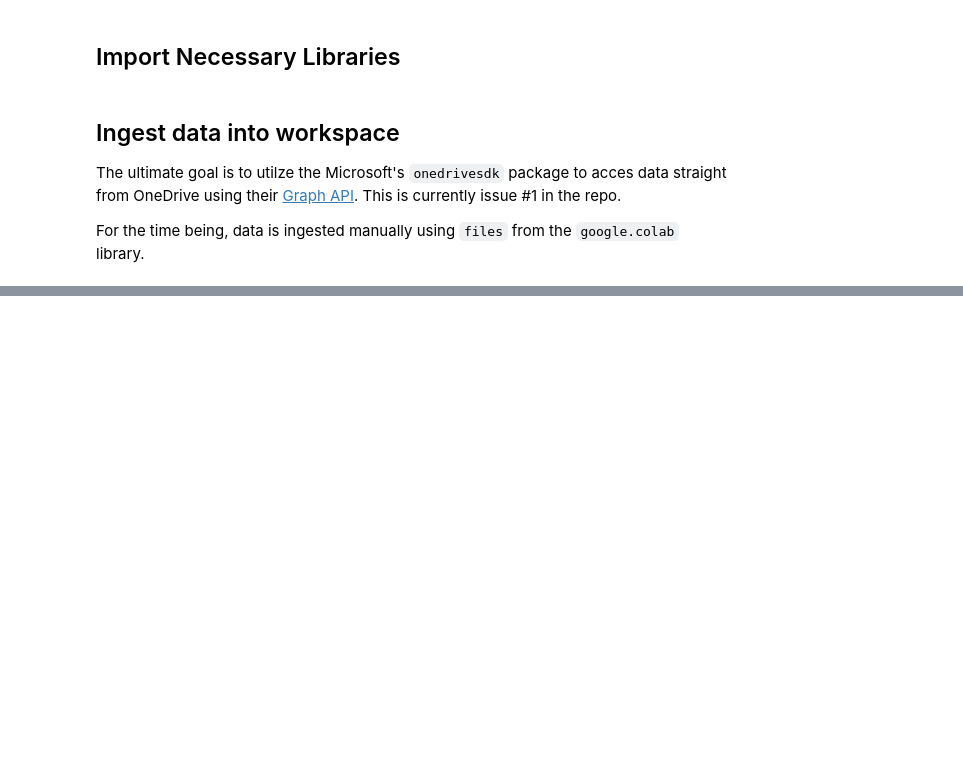
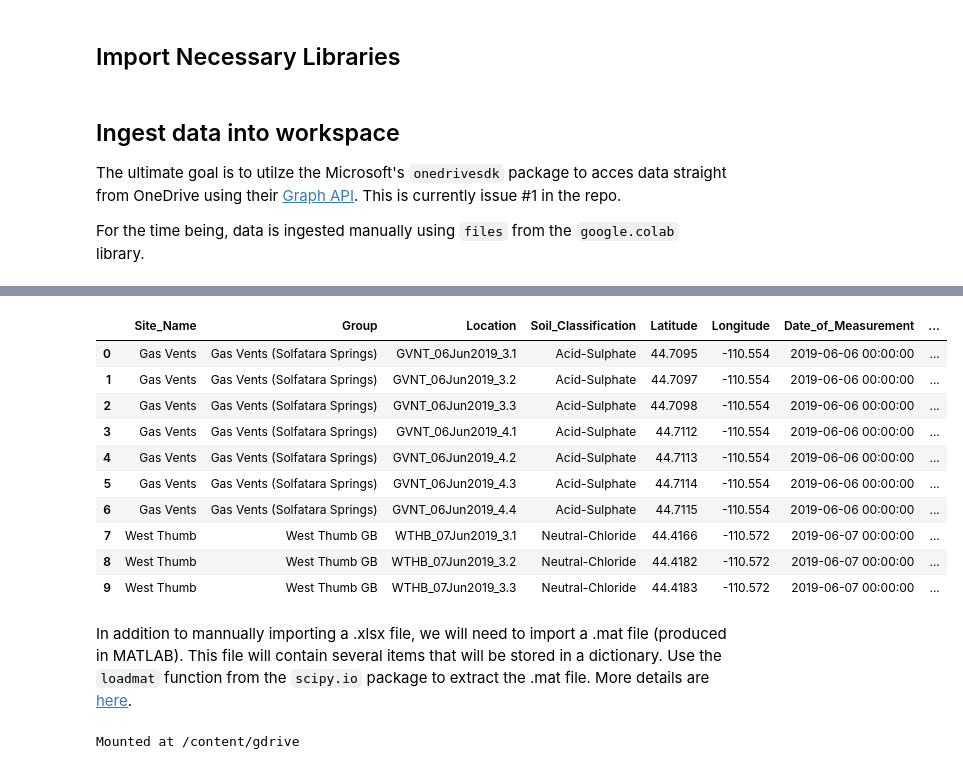
Before and after one commit to 907Resident/caldera-gases, a Jupyter notebook: forecast_sat_concentration.ipynb, the cells around one changed output, grey strips where cells are left out. Saved outputs shown, nothing was run; the diff lists cells and outputs as text; code cells hidden in the pictures; blank space fills up the shorter version.

```diff
--- a/forecast_sat_concentration.ipynb
+++ b/forecast_sat_concentration.ipynb
@@ -26,6 +32,34 @@ uploaded = files.upload()
 # %%
 # Import file into workspace
 import io
-df_2018_YC = pd.read_excel(io.BytesIO(uploaded['YNP_SummaryData.xlsx']),
-                           sheet_name="2018",
+df_2019_YC = pd.read_excel(io.BytesIO(uploaded['YNP_SummaryData.xlsx']),
+                           sheet_name="2019",
                            header=0)
+# Delete first row that contains secondary data information
+df_2019_YC.drop([0], inplace=True)
+
+# Reset index
+df_2019_YC.reset_index(drop=True, inplace=True)
+
+# Preview data
+df_2019_YC.head(10)
+# %% [output]
+|  | Site_Name | Group | Location | Soil_Classification | Latitude | Longitude | Date_of_Measurement | ... |
+| 0 | Gas Vents | Gas Vents (Solfatara Springs) | GVNT_06Jun2019_3.1 | Acid-Sulphate | 44.7095 | -110.554 | 2019-06-06 00:00:00 | ... |
+| 1 | Gas Vents | Gas Vents (Solfatara Springs) | GVNT_06Jun2019_3.2 | Acid-Sulphate | 44.7097 | -110.554 | 2019-06-06 00:00:00 | ... |
+| 2 | Gas Vents | Gas Vents (Solfatara Springs) | GVNT_06Jun2019_3.3 | Acid-Sulphate | 44.7098 | -110.554 | 2019-06-06 00:00:00 | ... |
+| 3 | Gas Vents | Gas Vents (Solfatara Springs) | GVNT_06Jun2019_4.1 | Acid-Sulphate | 44.7112 | -110.554 | 2019-06-06 00:00:00 | ... |
+| 4 | Gas Vents | Gas Vents (Solfatara Springs) | GVNT_06Jun2019_4.2 | Acid-Sulphate | 44.7113 | -110.554 | 2019-06-06 00:00:00 | ... |
+| 5 | Gas Vents | Gas Vents (Solfatara Springs) | GVNT_06Jun2019_4.3 | Acid-Sulphate | 44.7114 | -110.554 | 2019-06-06 00:00:00 | ... |
+| 6 | Gas Vents | Gas Vents (Solfatara Springs) | GVNT_06Jun2019_4.4 | Acid-Sulphate | 44.7115 | -110.554 | 2019-06-06 00:00:00 | ... |
+| 7 | West Thumb | West Thumb GB | WTHB_07Jun2019_3.1 | Neutral-Chloride | 44.4166 | -110.572 | 2019-06-07 00:00:00 | ... |
+| 8 | West Thumb | West Thumb GB | WTHB_07Jun2019_3.2 | Neutral-Chloride | 44.4182 | -110.572 | 2019-06-07 00:00:00 | ... |
+| 9 | West Thumb | West Thumb GB | WTHB_07Jun2019_3.3 | Neutral-Chloride | 44.4183 | -110.572 | 2019-06-07 00:00:00 | ... |
+# %% [markdown]
+In addition to mannually importing a .xlsx file, we will need to import a .mat file (produced in MATLAB). This file will contain several items that will be stored in a dictionary. Use the `loadmat` function from the `scipy.io` package  to extract the .mat file. More details are [here](https://stackoverflow.com/questions/45007081/convert-mat-file-to-pandas-dataframe).
+# %%
+# Connect to Google Drive
+from google.colab import drive
+drive.mount('/content/gdrive')
+# %% [output]
+Mounted at /content/gdrive
```
Also changed, not shown: parts of 11 cells of this notebook.
